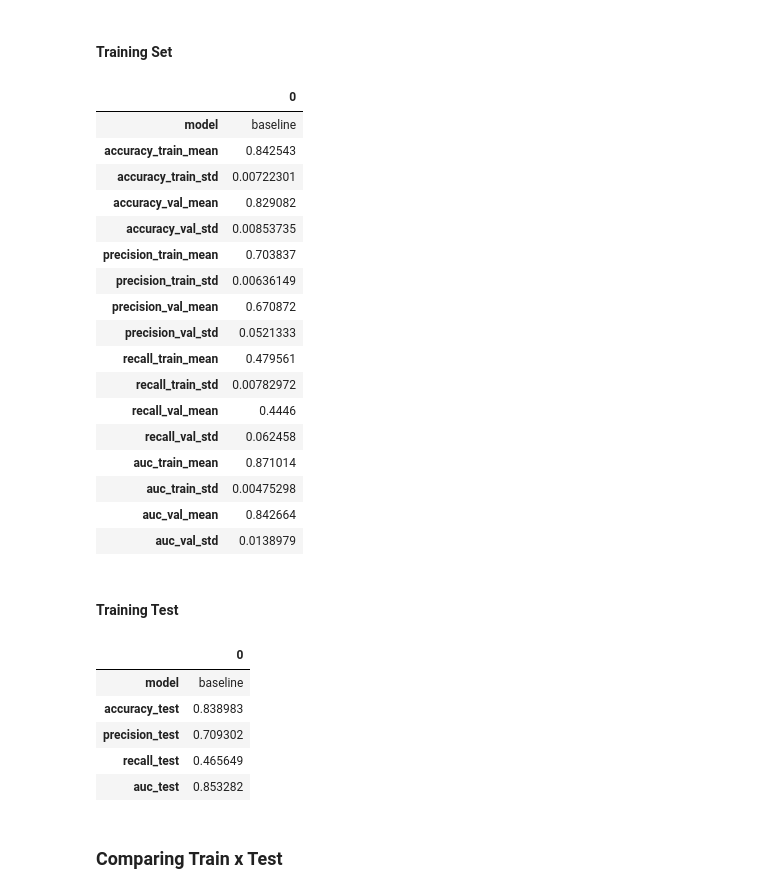
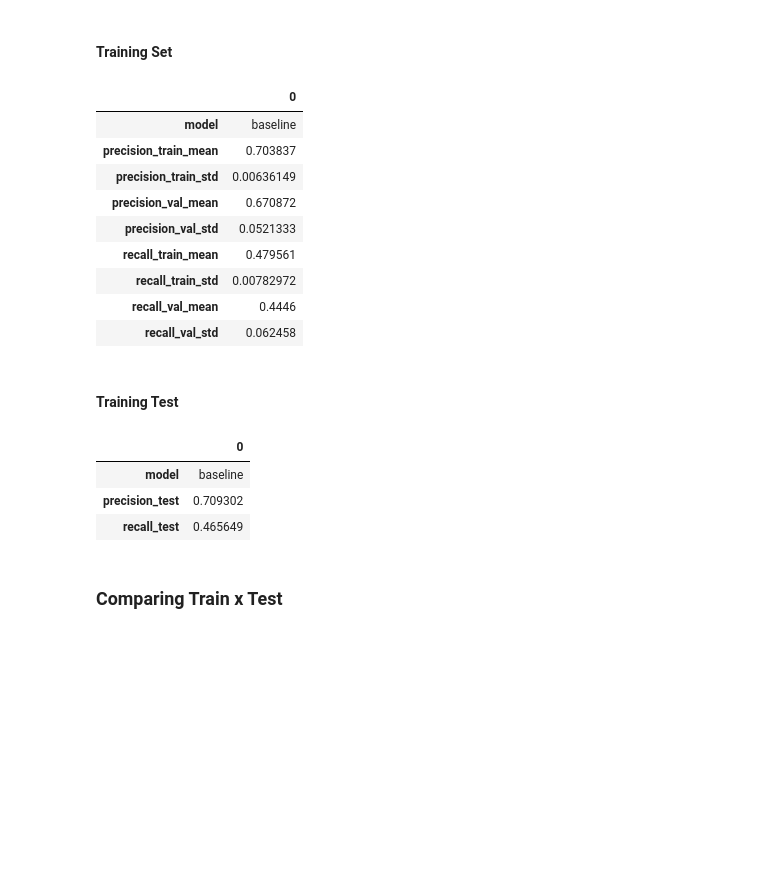
Before and after one commit to gabrielanakasato/rain-prediction, a Jupyter notebook: part02-baseline.ipynb, the cells around one changed output. Saved outputs shown, nothing was run; the diff lists cells and outputs as text; code cells hidden in the pictures; blank space fills up the shorter version.

```diff
--- a/part02-baseline.ipynb
+++ b/part02-baseline.ipynb
@@ -374,62 +359,37 @@ def calculate_metrics_crossvalidation(X_train, y_train, model, cross_validation)
 # %%
 # Create a dataframe for the metrics
 df_metrics_train = pd.DataFrame(columns=['model',
-                                   'accuracy_train_mean', 'accuracy_train_std', 'accuracy_val_mean', 'accuracy_val_std',
                                    'precision_train_mean', 'precision_train_std', 'precision_val_mean', 'precision_val_std',
-                                   'recall_train_mean', 'recall_train_std', 'recall_val_mean', 'recall_val_std',
-                                   'auc_train_mean', 'auc_train_std', 'auc_val_mean', 'auc_val_std'])
+                                   'recall_train_mean', 'recall_train_std', 'recall_val_mean', 'recall_val_std'])
 
 # Add row
 row_values = {'model': 'baseline',
 
-              'accuracy_train_mean': calculate_metrics_crossvalidation(X_train=X_train_std, y_train=y_train,
-                                                                       model=logistic, cross_validation=cv)[0][0][0],
-              'accuracy_train_std': calculate_metrics_crossvalidation(X_train=X_train_std, y_train=y_train,
-                                                                      model=logistic, cross_validation=cv)[0][0][1],
-              'accuracy_val_mean': calculate_metrics_crossvalidation(X_train=X_train_std, y_train=y_train,
-                                                                     model=logistic, cross_validation=cv)[0][1][0],
-              'accuracy_val_std': calculate_metrics_crossvalidation(X_train=X_train_std, y_train=y_train,
-                                                                    model=logistic, cross_validation=cv)[0][1][1],
-
               'precision_train_mean': calculate_metrics_crossvalidation(X_train=X_train_std, y_train=y_train,
-                                                                        model=logistic, cross_validation=cv)[1][0][0],
+                                                                        model=logistic, cross_validation=cv)[0][0][0],
               'precision_train_std': calculate_metrics_crossvalidation(X_train=X_train_std, y_train=y_train,
-                                                                       model=logistic, cross_validation=cv)[1][0][1],
+                                                                       model=logistic, cross_validation=cv)[0][0][1],
               'precision_val_mean': calculate_metrics_crossvalidation(X_train=X_train_std, y_train=y_train,
-                                                                      model=logistic, cross_validation=cv)[1][1][0],
+                                                                      model=logistic, cross_validation=cv)[0][1][0],
               'precision_val_std': calculate_metrics_crossvalidation(X_train=X_train_std, y_train=y_train,
-                                                                     model=logistic, cross_validation=cv)[1][1][1],
+                                                                     model=logistic, cross_validation=cv)[0][1][1],
 
               'recall_train_mean': calculate_metrics_crossvalidation(X_train=X_train_std, y_train=y_train,
-                                                                     model=logistic, cross_validation=cv)[2][0][0],
+                                                                     model=logistic, cross_validation=cv)[1][0][0],
               'recall_train_std': calculate_metrics_crossvalidation(X_train=X_train_std, y_train=y_train,
-                                                                    model=logistic, cross_validation=cv)[2][0][1],
+                                                                    model=logistic, cross_validation=cv)[1][0][1],
               'recall_val_mean': calculate_metrics_crossvalidation(X_train=X_train_std, y_train=y_train,
-                                                                   model=logistic, cross_validation=cv)[2][1][0],
+                                                                   model=logistic, cross_validation=cv)[1][1][0],
               'recall_val_std': calculate_metrics_crossvalidation(X_train=X_train_std, y_train=y_train,
-                                                                  model=logistic, cross_validation=cv)[2][1][1],
-
-
-              'auc_train_mean': calculate_metrics_crossvalidation(X_train=X_train_std, y_train=y_train,
-                                                                  model=logistic, cross_validation=cv)[3][0][0],
-              'auc_train_std': calculate_metrics_crossvalidation(X_train=X_train_std, y_train=y_train,
-                                                                 model=logistic, cross_validation=cv)[3][0][1],
-              'auc_val_mean': calculate_metrics_crossvalidation(X_train=X_train_std, y_train=y_train,
-                                                                model=logistic, cross_validation=cv)[3][1][0],
-              'auc_val_std': calculate_metrics_crossvalidation(X_train=X_train_std, y_train=y_train,
-                                                               model=logistic, cross_validation=cv)[3][1][1]}
+                                                                  model=logistic, cross_validation=cv)[1][1][1]}
 
 df_metrics_train = df_metrics_train.append(row_values, ignore_index=True)
 
 # Check the result
 df_metrics_train.T
 # %% [output]
 |  | 0 |
 | model | baseline |
-| accuracy_train_mean | 0.842543 |
-| accuracy_train_std | 0.00722301 |
-| accuracy_val_mean | 0.829082 |
-| accuracy_val_std | 0.00853735 |
 | precision_train_mean | 0.703837 |
 | precision_train_std | 0.00636149 |
 | precision_val_mean | 0.670872 |
@@ -438,22 +398,16 @@ df_metrics_train.T
 | recall_train_std | 0.00782972 |
 | recall_val_mean | 0.4446 |
 | recall_val_std | 0.062458 |
-| auc_train_mean | 0.871014 |
-| auc_train_std | 0.00475298 |
-| auc_val_mean | 0.842664 |
-| auc_val_std | 0.0138979 |
 # %% [markdown]
 #### Training Test
 # %%
 # Create a dataframe for the metrics
-df_metrics_test = pd.DataFrame(columns=['model', 'accuracy_test', 'precision_test', 'recall_test', 'auc_test'])
+df_metrics_test = pd.DataFrame(columns=['model', 'precision_test', 'recall_test'])
 
 # Add row
 row_values = {'model': 'baseline',
-              'accuracy_test': logistic.score(X=X_test_std, y=y_test),
               'precision_test': precision_score(y_true=y_test, y_pred=logistic.predict(X_test_std)),
-              'recall_test': recall_score(y_true=y_test, y_pred=logistic.predict(X_test_std)),
-              'auc_test': roc_auc_score(y_true=y_test, y_score=logistic.predict_proba(X_test_std)[:,1])}
+              'recall_test': recall_score(y_true=y_test, y_pred=logistic.predict(X_test_std))}
 
 
 
@@ -464,10 +418,8 @@ df_metrics_test.T
 # %% [output]
 |  | 0 |
 | model | baseline |
-| accuracy_test | 0.838983 |
 | precision_test | 0.709302 |
 | recall_test | 0.465649 |
-| auc_test | 0.853282 |
 # %% [markdown]
 ### Comparing Train x Test
 # %%
```
Also changed, not shown: parts of 2 cells of this notebook, 3 other files.
